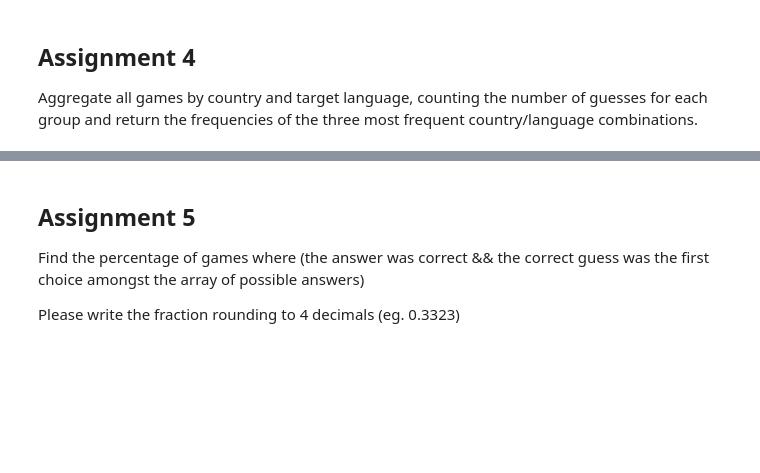
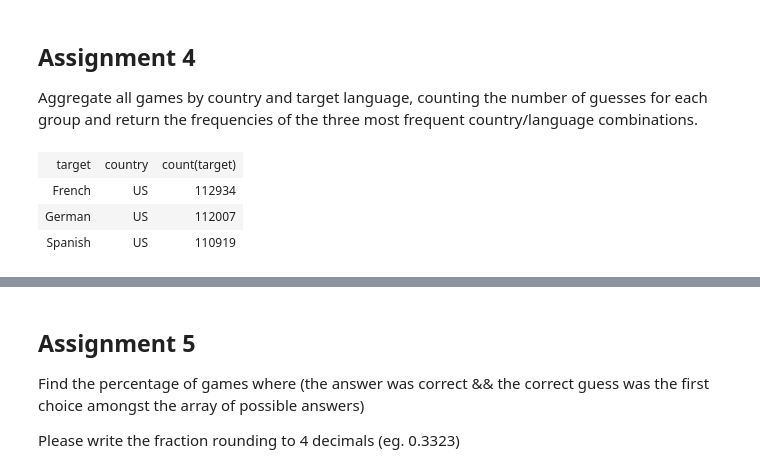
Before and after one commit to rainintime7/BIG_DATA, a Jupyter notebook: exercise09/Exercise09_DF_SparkSQL_Moodle.ipynb, the cells around one changed output, grey strips where cells are left out. Saved outputs shown, nothing was run; the diff lists cells and outputs as text; code cells hidden in the pictures; blank space fills up the shorter version.

```diff
--- a/exercise09/Exercise09_DF_SparkSQL_Moodle.ipynb
+++ b/exercise09/Exercise09_DF_SparkSQL_Moodle.ipynb
@@ -231,2 +392,14 @@ start_exercise()
+# %%
+%%sparksql
+SELECT target, country, count(target)
+FROM dataset
+GROUP BY target, country
+ORDER BY count(target) DESC
+LIMIT 3
+# %% [output]
+| target | country | count(target) |
+| French | US | 112934 |
+| German | US | 112007 |
+| Spanish | US | 110919 |
 # %%
 finish_exercise()
```
Also changed, not shown: parts of 40 cells of this notebook.
